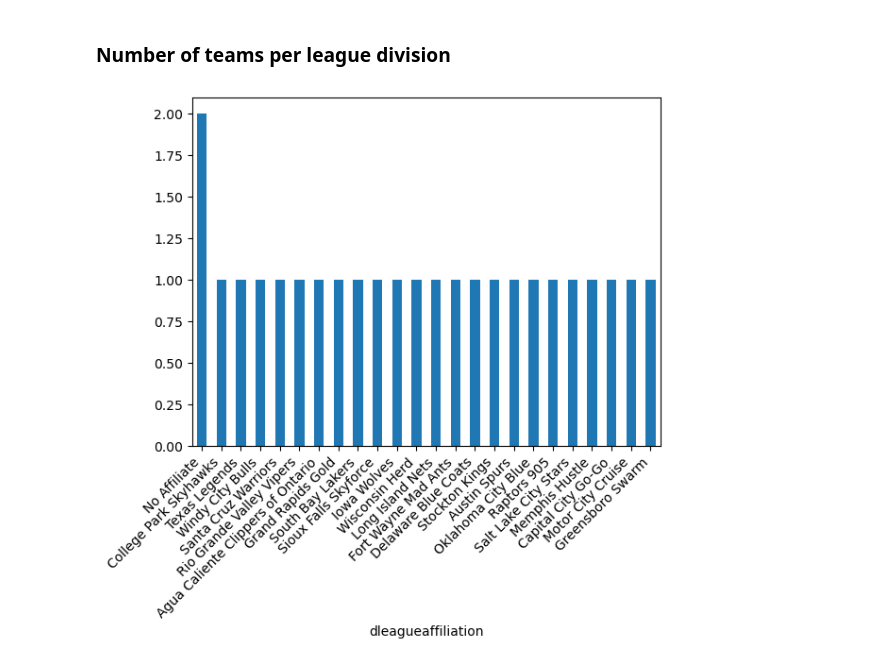
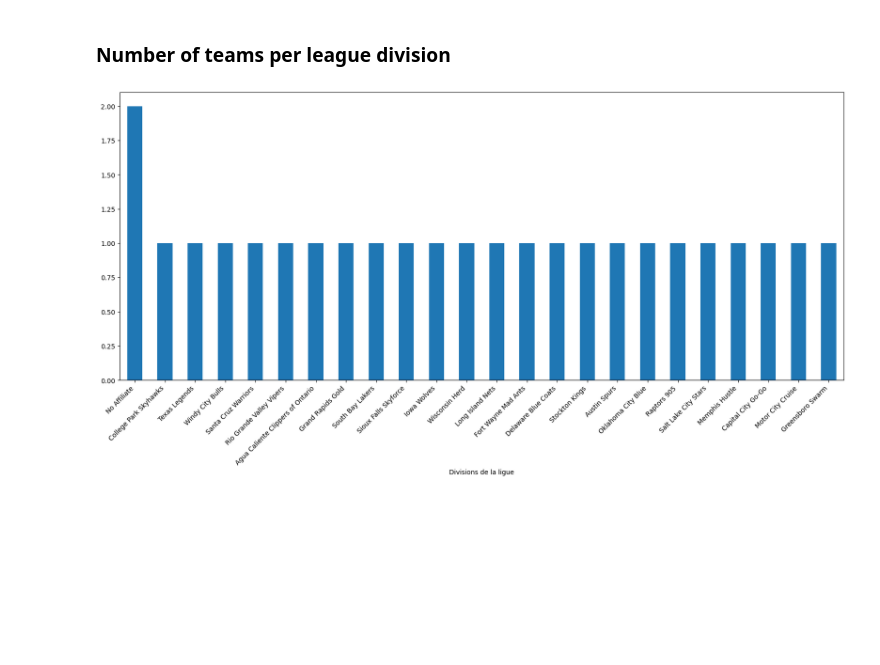
Before and after one commit to yomarhub/NbaAnalyse, a Jupyter notebook: nbaAnalyse.ipynb, the cells around one changed output. Cells and saved outputs as stored; diff of their text form; code cells hidden in the pictures; blank space fills up the shorter version.

```diff
--- a/nbaAnalyse.ipynb
+++ b/nbaAnalyse.ipynb
@@ -254,8 +254,8 @@ plt.show()
 # %%
 league = table['team_details']['dleagueaffiliation'].value_counts()
 
-league.plot(kind='bar')
+league.plot(kind='bar', figsize=(20, 8), xlabel="Divisions de la ligue")
 plt.xticks(rotation=45, ha='right')
 plt.show()
 # %% [output]
-[figure, old version]
+[figure, new version]
```
Also changed, not shown: parts of 2 cells of this notebook.
